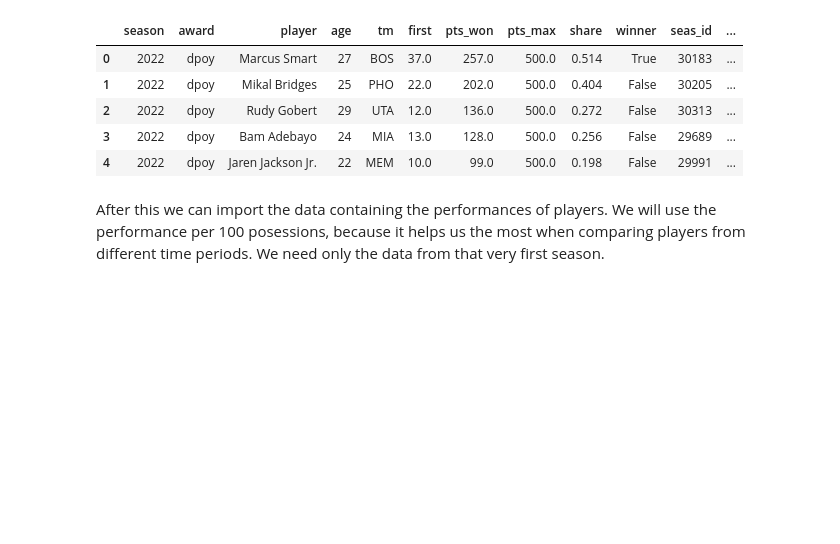
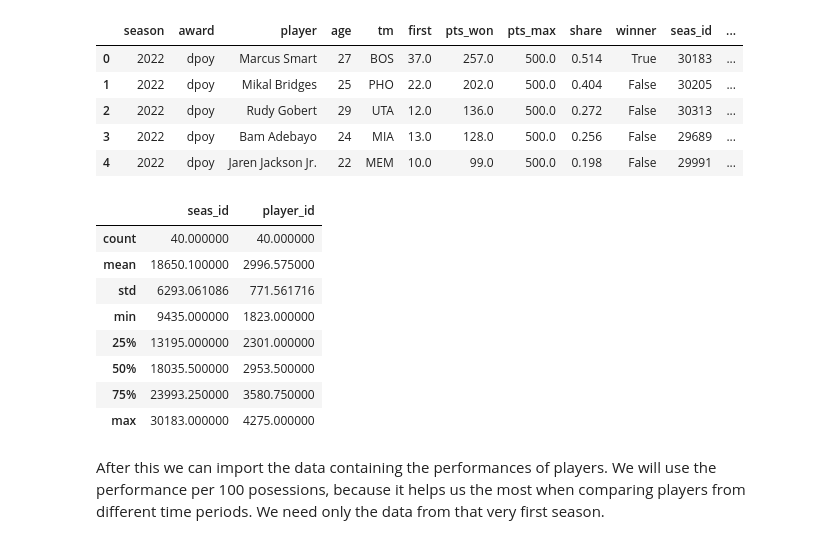
Before and after one commit to botond0401/nba, a Jupyter notebook: dpoy.ipynb, the cells around one changed output. Cells and saved outputs as stored; diff of their text form; code cells hidden in the pictures; blank space fills up the shorter version.

```diff
--- a/dpoy.ipynb
+++ b/dpoy.ipynb
@@ -20,6 +21,17 @@ df_player_awards.head()
 # %%
 df_dpoy = df_player_awards.loc[(df_player_awards['award']=='dpoy') & (df_player_awards['winner']), ['seas_id', 'player_id']]
 first_season = df_dpoy['seas_id'].min()
+df_dpoy.describe()
+# %% [output]
+|  | seas_id | player_id |
+| count | 40.000000 | 40.000000 |
+| mean | 18650.100000 | 2996.575000 |
+| std | 6293.061086 | 771.561716 |
+| min | 9435.000000 | 1823.000000 |
+| 25% | 13195.000000 | 2301.000000 |
+| 50% | 18035.500000 | 2953.500000 |
+| 75% | 23993.250000 | 3580.750000 |
+| max | 30183.000000 | 4275.000000 |
 # %% [markdown]
 After this we can import the data containing the performances of players. We will use the performance per 100 posessions, because it helps us the most when comparing players from different time periods. We need only the data from that very first season.
 # %%
```
Also changed, not shown: parts of 11 cells of this notebook.
